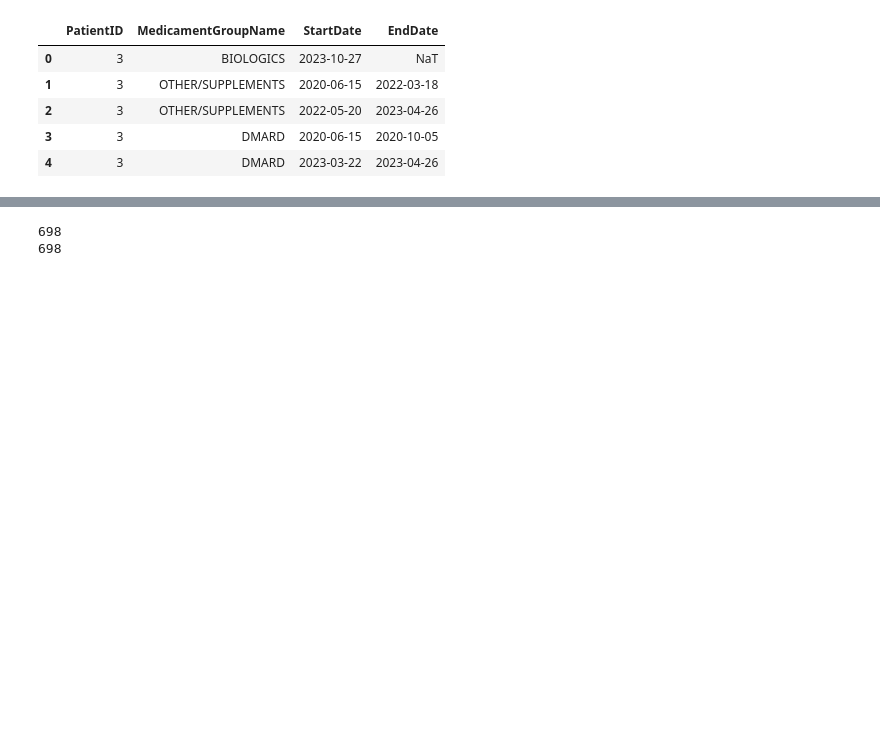
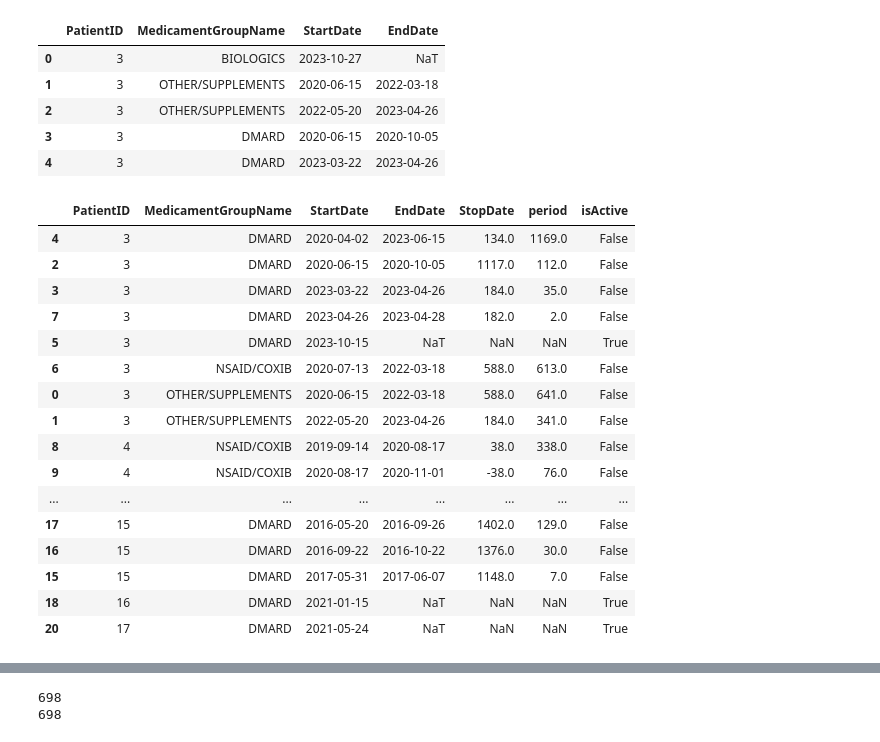
Before and after one commit to Niyaz94/PHD_RESEARCH, a Jupyter notebook: TASK1/PREPROCESSING_CLASS.ipynb, the cells around one changed output, grey strips where cells are left out. Cells and saved outputs as stored; diff of their text form; code cells hidden in the pictures; blank space fills up the shorter version.

```diff
--- a/TASK1/PREPROCESSING_CLASS.ipynb
+++ b/TASK1/PREPROCESSING_CLASS.ipynb
@@ -192,6 +198,26 @@ MedicationData.sort_values(by=["PatientID","MedicamentGroupName","StartDate"],in
 #Create new columns
 MedicationData["period"]=(MedicationData["EndDate"]-MedicationData["StartDate"]).dt.days
 MedicationData["isActive"]=MedicationData["EndDate"].isna()
+# %%
+MedicationData.head(20)
+# %% [output]
+|  | PatientID | MedicamentGroupName | StartDate | EndDate | StopDate | period | isActive |
+| 4 | 3 | DMARD | 2020-04-02 | 2023-06-15 | 134.0 | 1169.0 | False |
+| 2 | 3 | DMARD | 2020-06-15 | 2020-10-05 | 1117.0 | 112.0 | False |
+| 3 | 3 | DMARD | 2023-03-22 | 2023-04-26 | 184.0 | 35.0 | False |
+| 7 | 3 | DMARD | 2023-04-26 | 2023-04-28 | 182.0 | 2.0 | False |
+| 5 | 3 | DMARD | 2023-10-15 | NaT | NaN | NaN | True |
+| 6 | 3 | NSAID/COXIB | 2020-07-13 | 2022-03-18 | 588.0 | 613.0 | False |
+| 0 | 3 | OTHER/SUPPLEMENTS | 2020-06-15 | 2022-03-18 | 588.0 | 641.0 | False |
+| 1 | 3 | OTHER/SUPPLEMENTS | 2022-05-20 | 2023-04-26 | 184.0 | 341.0 | False |
+| 8 | 4 | NSAID/COXIB | 2019-09-14 | 2020-08-17 | 38.0 | 338.0 | False |
+| 9 | 4 | NSAID/COXIB | 2020-08-17 | 2020-11-01 | -38.0 | 76.0 | False |
+| ... | ... | ... | ... | ... | ... | ... | ... |
+| 17 | 15 | DMARD | 2016-05-20 | 2016-09-26 | 1402.0 | 129.0 | False |
+| 16 | 15 | DMARD | 2016-09-22 | 2016-10-22 | 1376.0 | 30.0 | False |
+| 15 | 15 | DMARD | 2017-05-31 | 2017-06-07 | 1148.0 | 7.0 | False |
+| 18 | 16 | DMARD | 2021-01-15 | NaT | NaN | NaN | True |
+| 20 | 17 | DMARD | 2021-05-24 | NaT | NaN | NaN | True |
 # %%
 MedicationData=MedicationData.groupby(by=["PatientID","MedicamentGroupName"]).agg({
     'MedicamentGroupName' : ['count'],
```
Also changed, not shown: parts of 22 cells of this notebook, 3 other files.
